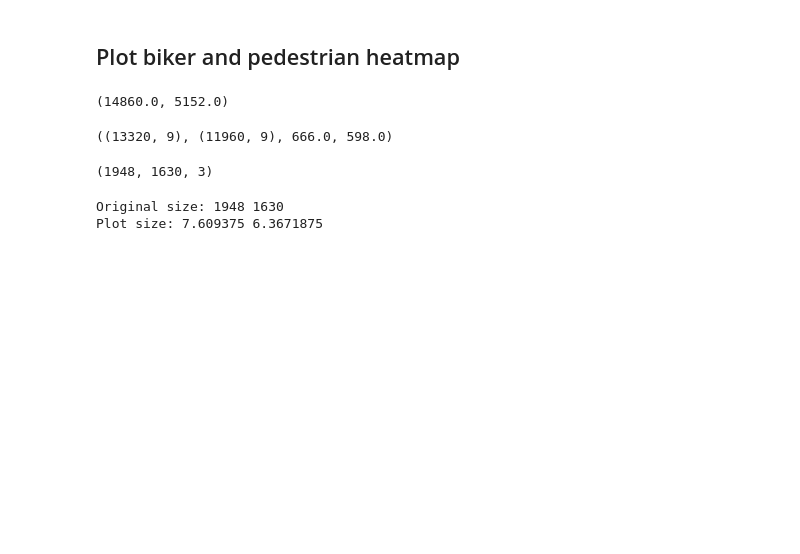
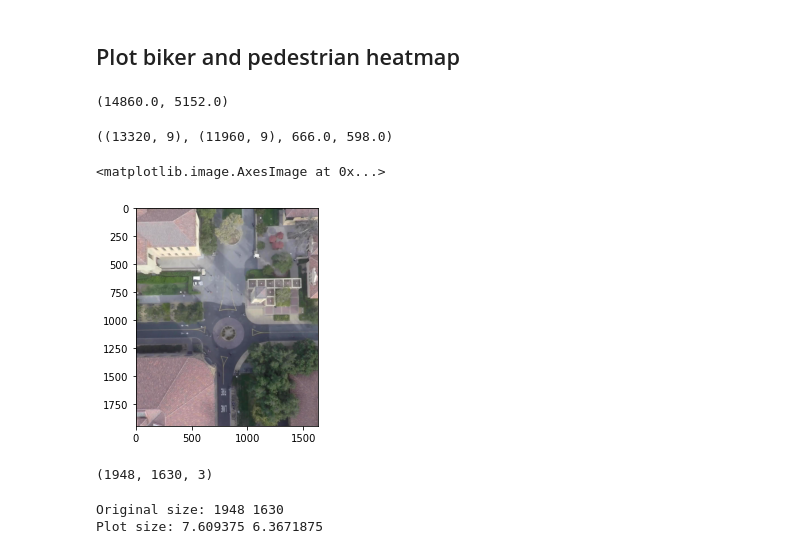
Before and after one commit to danyayay/ynet_adaptive, a Jupyter notebook: notebook/dataset.ipynb, the cells around one changed output. Drawn from its saved outputs; the diff is of its cells as text; code cells hidden in the pictures; blank space fills up the shorter version.

```diff
--- a/notebook/dataset.ipynb
+++ b/notebook/dataset.ipynb
@@ -425,3 +443,8 @@ dc = scene_images['deathCircle_0']
+# %%
+plt.imshow(dc)
+# %% [output]
+<matplotlib.image.AxesImage at 0x...>
+[figure, added]
 # %%
 import matplotlib.pyplot as plt
 %matplotlib inline
```
Also changed, not shown: parts of 30 cells of this notebook.
